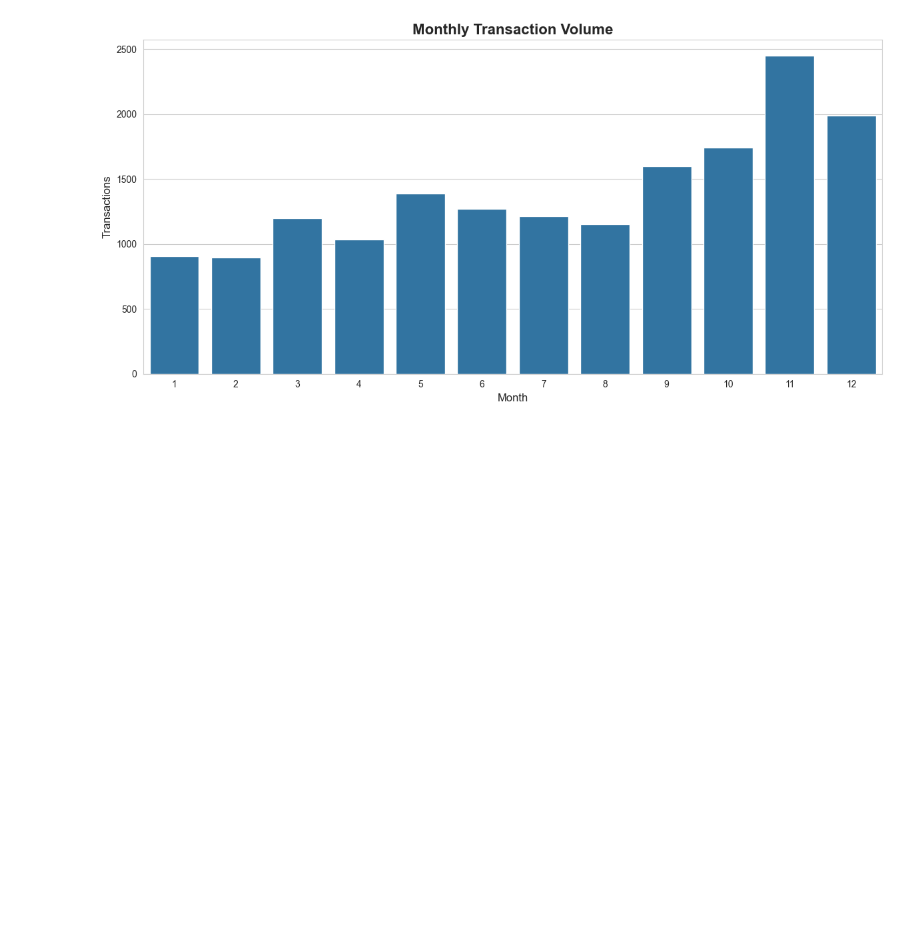
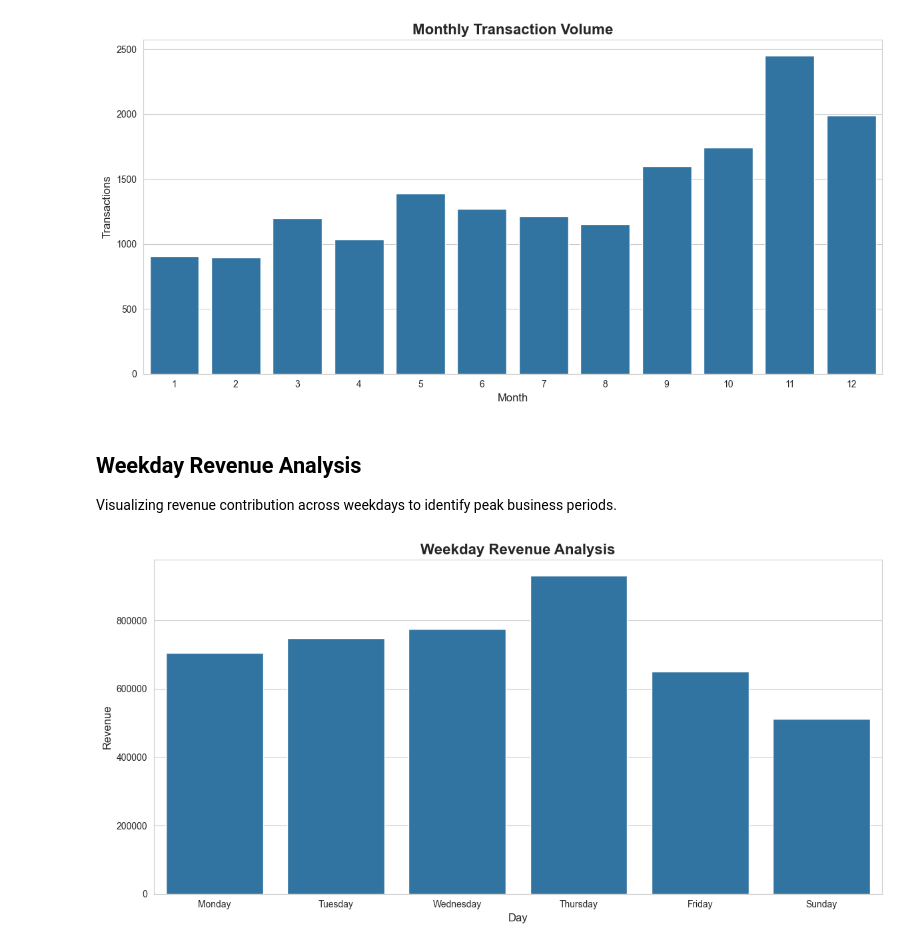
Before and after one commit to jebin24it-boop/Infotact_DA_Internship_Project, a Jupyter notebook: Project_1_Retail/notebooks/visualizations/retail_visuals_day1.ipynb, the cells around one changed output. Drawn from its saved outputs; the diff is of its cells as text; code cells hidden in the pictures; blank space fills up the shorter version.

Commit message:
viz: added professional weekday revenue and hourly activity charts + removed duplicates .py files

```diff
--- a/Project_1_Retail/notebooks/visualizations/retail_visuals_day1.ipynb
+++ b/Project_1_Retail/notebooks/visualizations/retail_visuals_day1.ipynb
@@ -75,3 +75,37 @@ plt.tight_layout()
 plt.show()
 # %% [output]
 [figure]
+# %% [markdown]
+## Weekday Revenue Analysis
+
+Visualizing revenue contribution across weekdays to identify peak business periods.
+# %%
+weekday_order = [
+    'Monday',
+    'Tuesday',
+    'Wednesday',
+    'Thursday',
+    'Friday',
+    'Sunday'
+]
+
+weekday_revenue = df.groupby('DayName')['TotalPrice'].sum().reindex(weekday_order)
+
+plt.figure(figsize=(12,6))
+
+sns.barplot(
+    x=weekday_revenue.index,
+    y=weekday_revenue.values
+)
+
+plt.title("Weekday Revenue Analysis", fontsize=16, fontweight='bold')
+plt.xlabel("Day", fontsize=12)
+plt.ylabel("Revenue", fontsize=12)
+
+plt.xticks(rotation=0)
+
+plt.tight_layout()
+
+plt.show()
+# %% [output]
+[figure, added]
```
Also changed, not shown: parts of 2 cells of this notebook, 8 other files.
